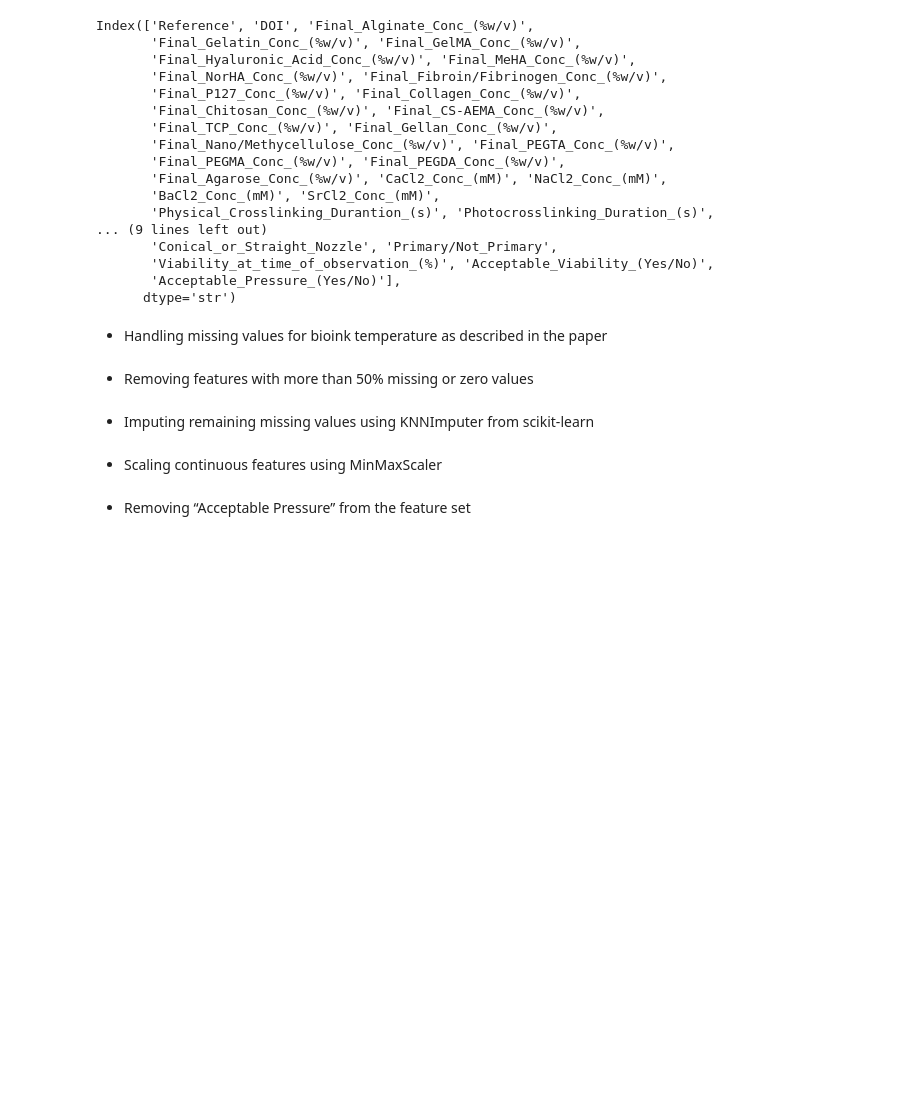
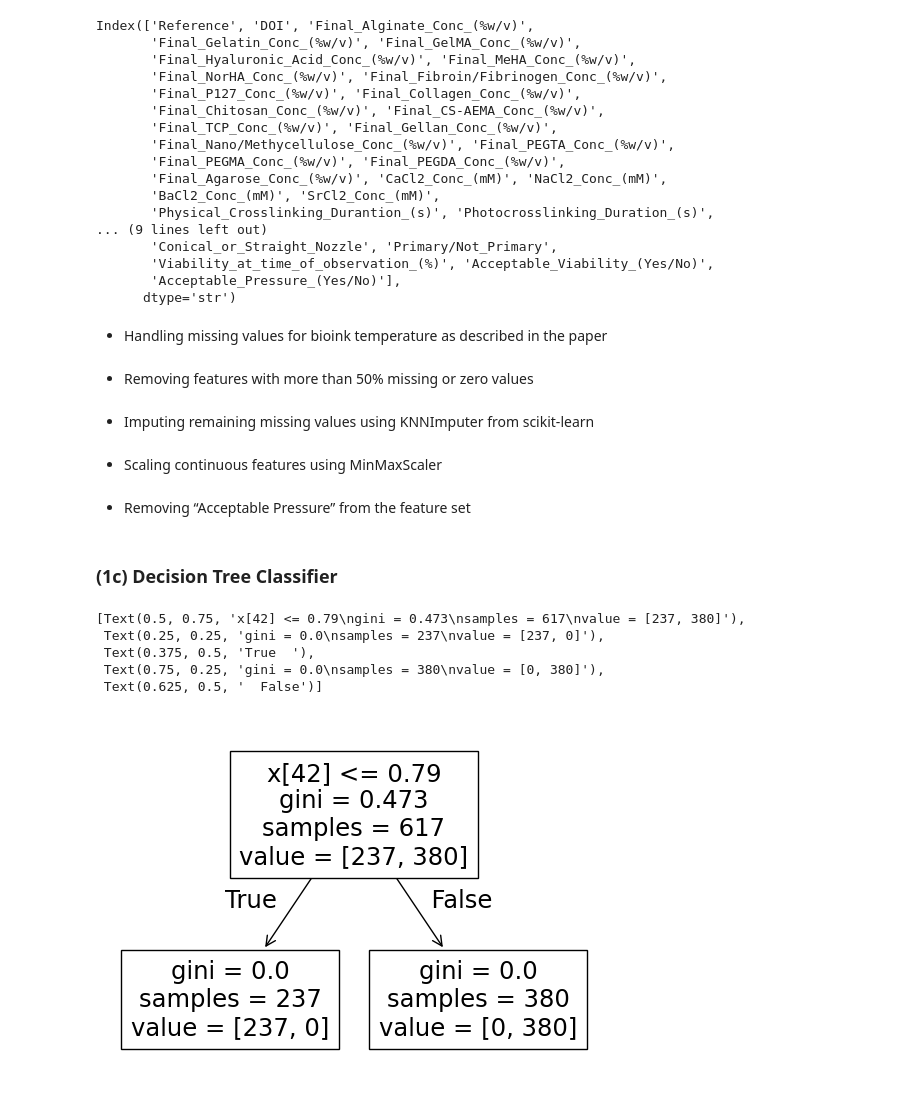
Before and after one commit to eth-tran/AMATH-445-Assignment-1, a Jupyter notebook: Q1.ipynb, the cells around one changed output. Drawn from its saved outputs; the diff is of its cells as text; code cells hidden in the pictures; blank space fills up the shorter version.

Commit message:
First decision tree model fit

```diff
--- a/Q1.ipynb
+++ b/Q1.ipynb
@@ -89,3 +89,15 @@ ds[continuous_cols] = scaler.fit_transform(ds[continuous_cols])
 - Removing “Acceptable Pressure” from the feature set
 # %%
 ds = ds.drop("Acceptable_Pressure_(Yes/No)", axis=1)
+# %%
+ds = ds.drop("Reference", axis=1)
+ds = ds.drop("DOI", axis=1)
+# %%
+import pandas as pd
+
+ds["Fiber_Diameter_(µm)"] = (
+    ds["Fiber_Diameter_(µm)"]
+    .astype(str)
+    .str.extract(r"([-+]?\d*\.?\d+)")
+    .astype(float)
+)
@@ -91,0 +174,18 @@ ds = ds.drop("Acceptable_Pressure_(Yes/No)", axis=1)
+# %% [markdown]
+### (1c) Decision Tree Classifier
+# %%
+from sklearn import tree
+X = ds.drop("Acceptable_Viability_(Yes/No)", axis=1)
+y = ds["Acceptable_Viability_(Yes/No)"]
+
+dt = tree.DecisionTreeClassifier()
+dt = dt.fit(X, y)
+# %%
+tree.plot_tree(dt)
+# %% [output]
+[Text(0.5, 0.75, 'x[42] <= 0.79\ngini = 0.473\nsamples = 617\nvalue = [237, 380]'),
+ Text(0.25, 0.25, 'gini = 0.0\nsamples = 237\nvalue = [237, 0]'),
+ Text(0.375, 0.5, 'True  '),
+ Text(0.75, 0.25, 'gini = 0.0\nsamples = 380\nvalue = [0, 380]'),
+ Text(0.625, 0.5, '  False')]
+[figure, added]
```
Also changed, not shown: parts of 1 cell of this notebook.
